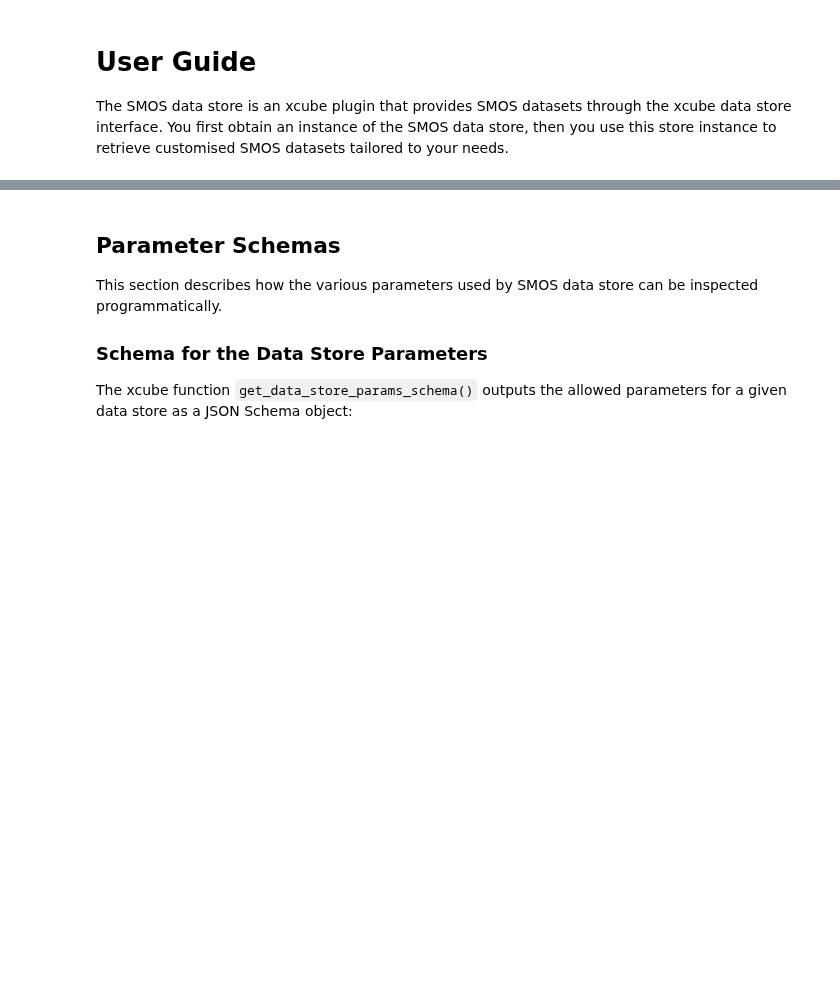
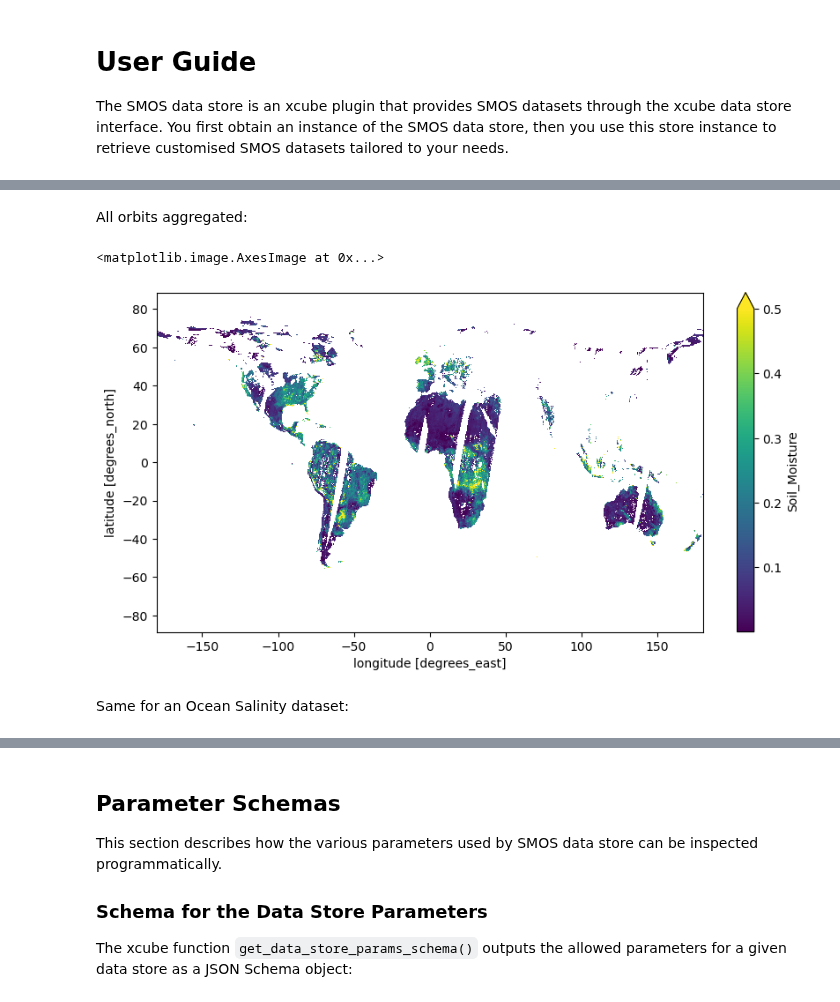
Before and after one commit to xcube-dev/xcube-smos, a Jupyter notebook: docs/guide.ipynb, the cells around one changed output, grey strips where cells are left out. Drawn from its saved outputs; the diff is of its cells as text; code cells hidden in the pictures; blank space fills up the shorter version.

```diff
--- a/docs/guide.ipynb
+++ b/docs/guide.ipynb
@@ -64 +129,10 @@ Same for **Ocean Salinity**:
+# %% [markdown]
+All orbits aggregated:
+# %%
+sm_ds.Soil_Moisture.mean("time").plot.imshow(figsize=(10, 5), vmax=0.5)
+# %% [output]
+<matplotlib.image.AxesImage at 0x...>
+[figure, added]
+# %% [markdown]
+Same for an Ocean Salinity dataset:
 # %%
```
Also changed, not shown: parts of 30 cells of this notebook, 5 other files.
